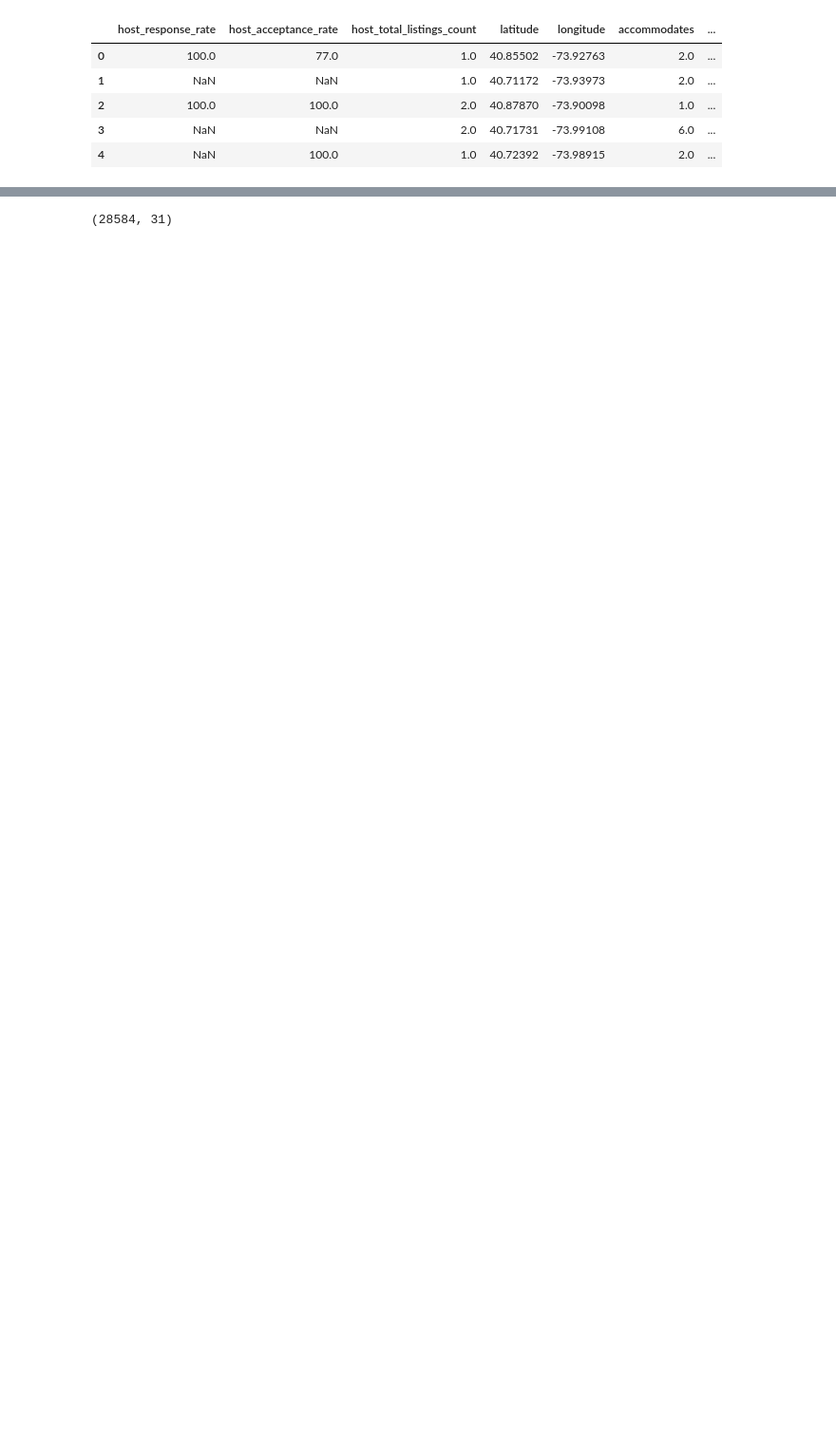
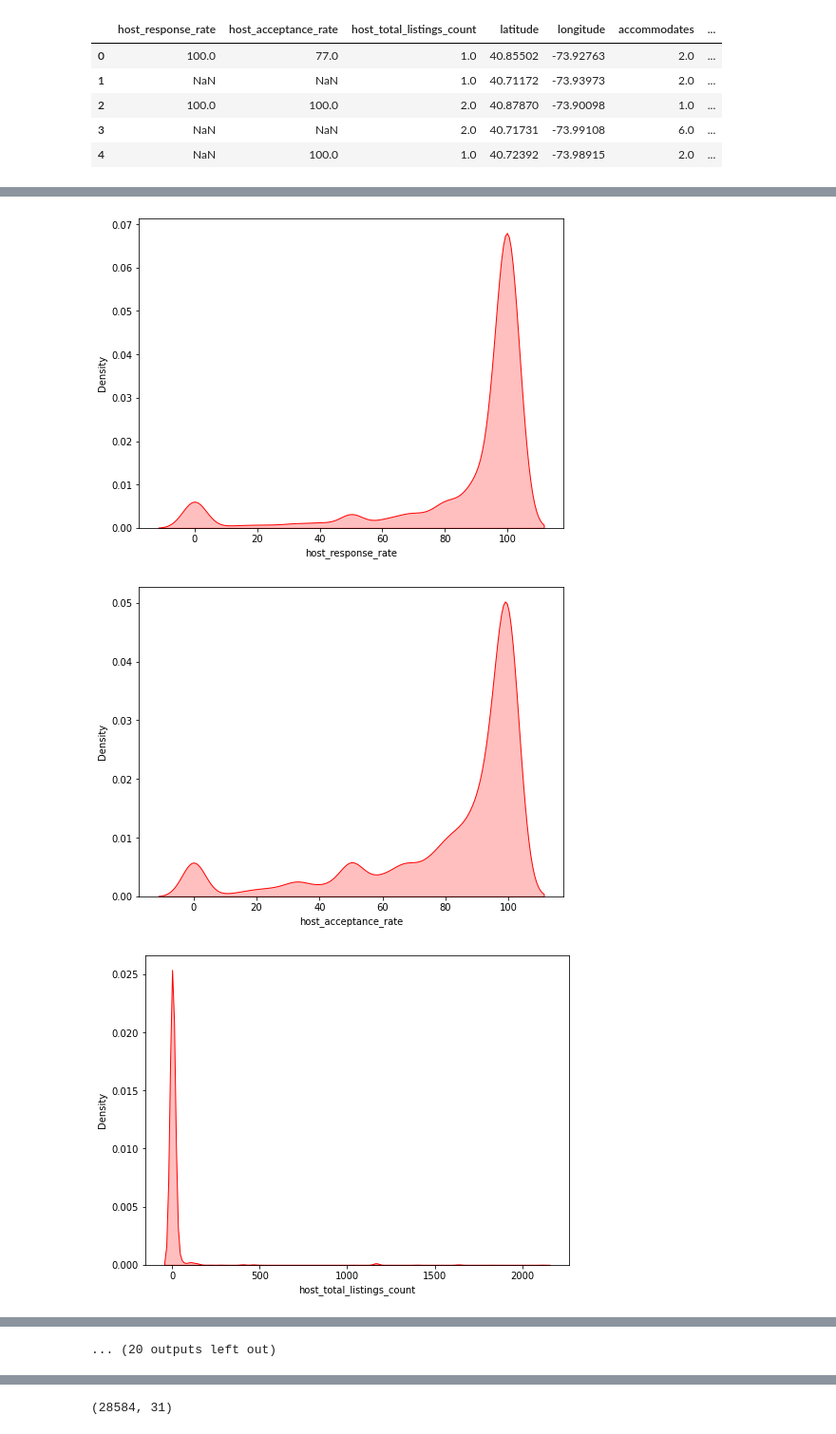
Before and after one commit to obeabi/SDSDecember2020Challenge, a Jupyter notebook: model_v1.ipynb, the cells around one changed output, grey strips where cells are left out. Shown at 95% size. Drawn from its saved outputs; the diff is of its cells as text; code cells hidden in the pictures; blank space fills up the shorter version.

```diff
--- a/model_v1.ipynb
+++ b/model_v1.ipynb
@@ -341,0 +402,10 @@ X_full.head()
+# %%
+# KDE Plot
+for col in num_df_train.columns:
+    plt.figure(figsize= (8,6))
+    ax = sns.kdeplot(num_df_train[col], shade=True, color="r")
+    plt.show()
+# %% [output]
+[figure, added]
+[figure, added]
+[figure, added]
@@ -341,0 +421 @@ X_full.head()
+... (20 outputs left out)
```
Also changed, not shown: parts of 51 cells of this notebook.
